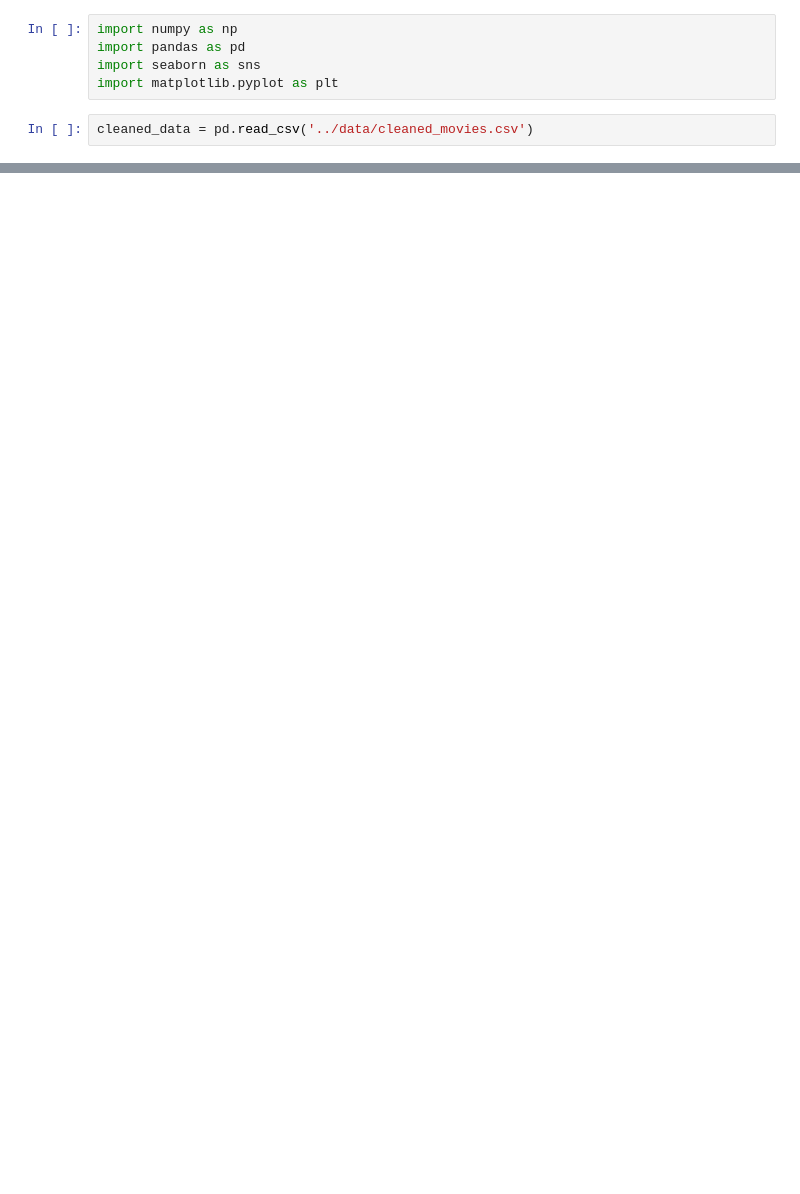
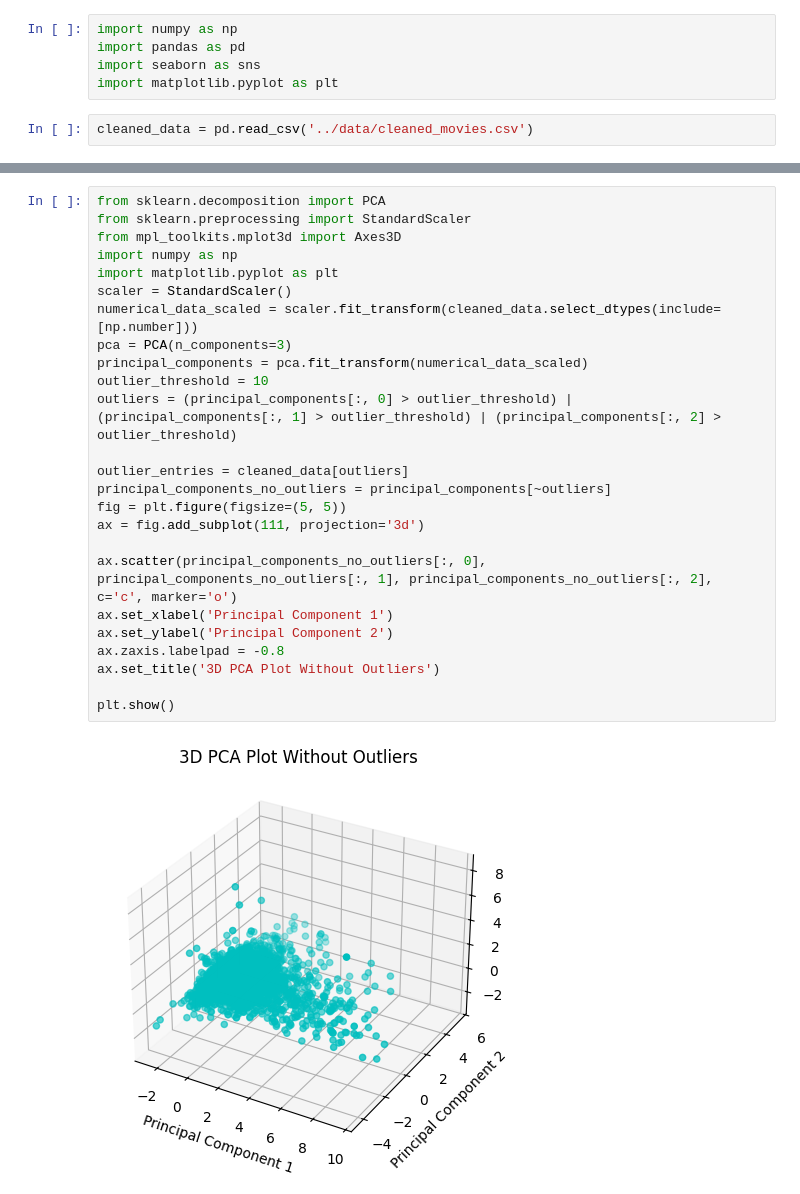
Before and after one commit to minhnhat-nguyen/HCMUS-Movie-Analytics, a Jupyter notebook: notebook/EDA.ipynb, the cells around one changed output, grey strips where cells are left out. Saved outputs shown, nothing was run; the diff lists cells and outputs as text; blank space fills up the shorter version.

```diff
--- a/notebook/EDA.ipynb
+++ b/notebook/EDA.ipynb
@@ -121,2 +131,29 @@ plt.show()
+# %%
+from sklearn.decomposition import PCA
+from sklearn.preprocessing import StandardScaler
+from mpl_toolkits.mplot3d import Axes3D
+import numpy as np
+import matplotlib.pyplot as plt
+scaler = StandardScaler()
+numerical_data_scaled = scaler.fit_transform(cleaned_data.select_dtypes(include=[np.number]))
+pca = PCA(n_components=3)
+principal_components = pca.fit_transform(numerical_data_scaled)
+outlier_threshold = 10
+outliers = (principal_components[:, 0] > outlier_threshold) | (principal_components[:, 1] > outlier_threshold) | (principal_components[:, 2] > outlier_threshold)
+
+outlier_entries = cleaned_data[outliers]
+principal_components_no_outliers = principal_components[~outliers]
+fig = plt.figure(figsize=(5, 5))
+ax = fig.add_subplot(111, projection='3d')
+
+ax.scatter(principal_components_no_outliers[:, 0], principal_components_no_outliers[:, 1], principal_components_no_outliers[:, 2], c='c', marker='o')
+ax.set_xlabel('Principal Component 1')
+ax.set_ylabel('Principal Component 2')
+ax.zaxis.labelpad = -0.8
+ax.set_title('3D PCA Plot Without Outliers')
+
+plt.show()
+# %% [output]
+[figure, added]
 # %%
 explained_variance_ratio = pca.explained_variance_ratio_
```
Also changed, not shown: parts of 11 cells of this notebook, 1 other file.
